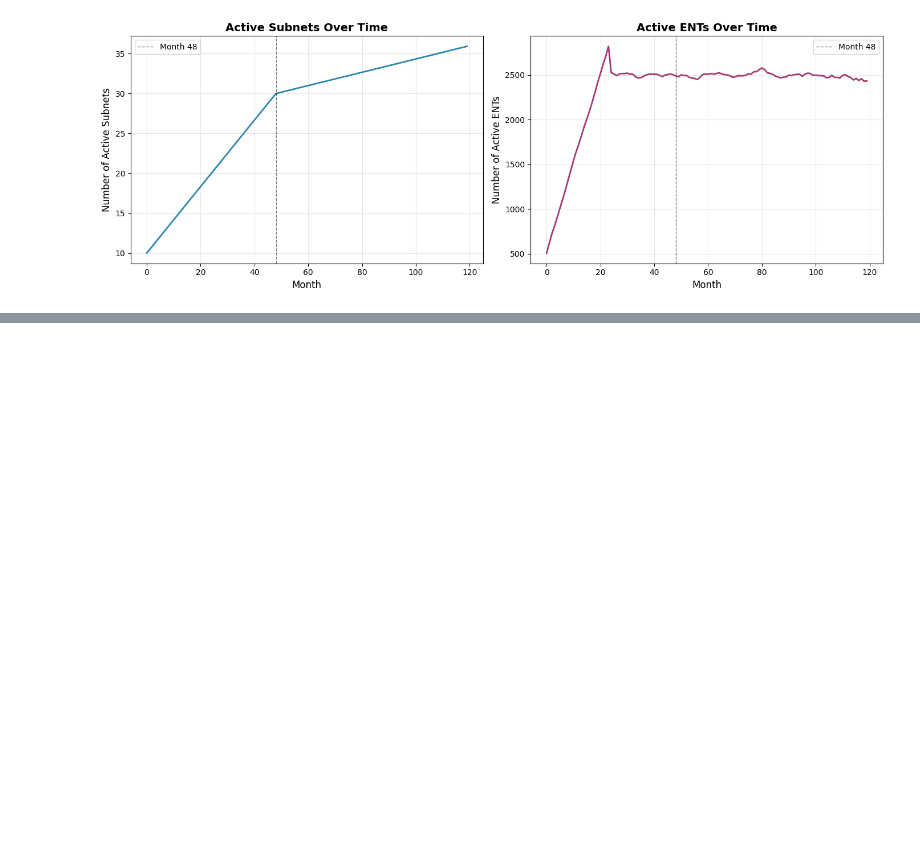
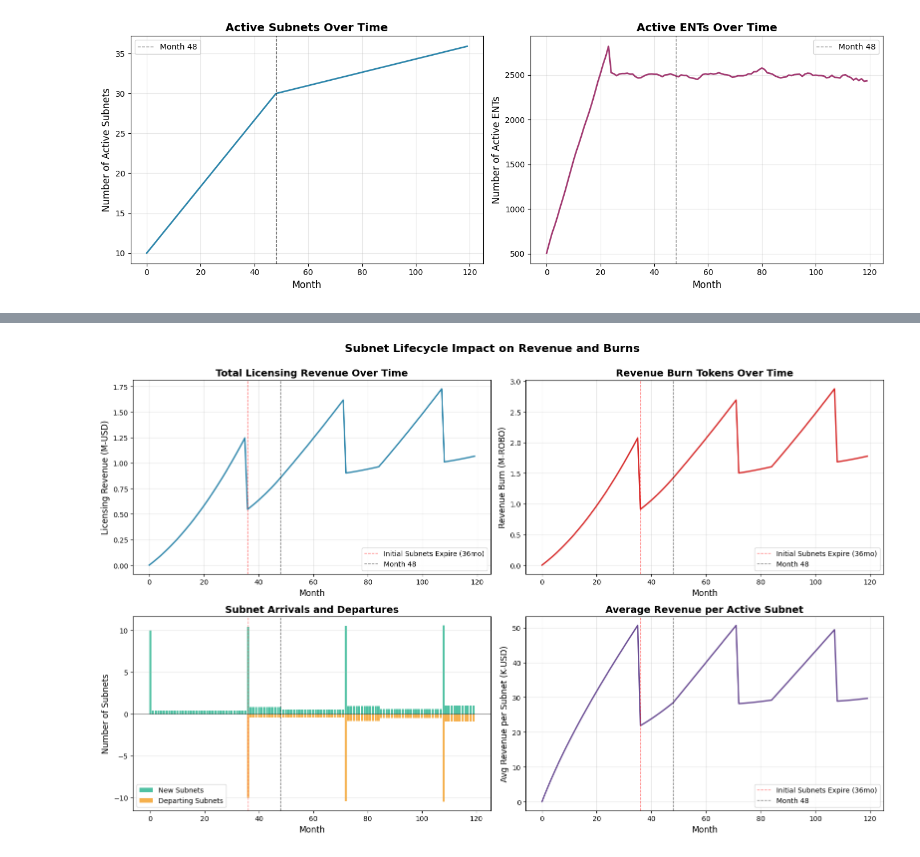
Before and after one commit to CELtd/bitrobot_emissions, a Jupyter notebook: update_10212025.ipynb, the cells around one changed output, grey strips where cells are left out. Drawn from its saved outputs; the diff is of its cells as text; code cells hidden in the pictures; blank space fills up the shorter version.

```diff
--- a/update_10212025.ipynb
+++ b/update_10212025.ipynb
@@ -375,0 +384,82 @@ plt.show()
+# %%
+# Create a comprehensive visualization showing subnet lifecycle and revenue dynamics
+fig, axes = plt.subplots(nrows=2, ncols=2, figsize=(16, 10))
+
+# Subplot 1: Total Licensing Revenue (USD)
+ax1 = axes[0, 0]
+ax1.plot(df_baseline['month'], df_baseline['licensing_revenue_usd']/1e6, linewidth=2, color='#2E86AB')
+ax1.axvline(x=36, color='red', linestyle='--', linewidth=1, alpha=0.5, label='Initial Subnets Expire (36mo)')
+ax1.axvline(x=48, color='black', linestyle='--', linewidth=1, alpha=0.5, label='Month 48')
+ax1.set_xlabel('Month', fontsize=12)
+ax1.set_ylabel('Licensing Revenue (M-USD)', fontsize=12)
+ax1.set_title('Total Licensing Revenue Over Time', fontsize=14, fontweight='bold')
+ax1.grid(True, alpha=0.3)
+ax1.legend()
+
+# Subplot 2: Revenue Burn Tokens
+ax2 = axes[0, 1]
+ax2.plot(df_baseline['month'], df_baseline['revenue_burn_tokens']/1e6, linewidth=2, color='#D62828')
+ax2.axvline(x=36, color='red', linestyle='--', linewidth=1, alpha=0.5, label='Initial Subnets Expire (36mo)')
+ax2.axvline(x=48, color='black', linestyle='--', linewidth=1, alpha=0.5, label='Month 48')
+ax2.set_xlabel('Month', fontsize=12)
+ax2.set_ylabel('Revenue Burn (M-ROBO)', fontsize=12)
+ax2.set_title('Revenue Burn Tokens Over Time', fontsize=14, fontweight='bold')
+ax2.grid(True, alpha=0.3)
+ax2.legend()
+
+# Subplot 3: Subnet Churn (Arrivals and Departures)
+ax3 = axes[1, 0]
+ax3.bar(df_baseline['month'], df_baseline['new_subnets'], alpha=0.7, color='#06A77D', label='New Subnets')
+ax3.bar(df_baseline['month'], -df_baseline['subnet_departures'], alpha=0.7, color='#F18F01', label='Departing Subnets')
+ax3.axhline(y=0, color='black', linewidth=0.5)
+ax3.axvline(x=36, color='red', linestyle='--', linewidth=1, alpha=0.5)
+ax3.axvline(x=48, color='black', linestyle='--', linewidth=1, alpha=0.5)
+ax3.set_xlabel('Month', fontsize=12)
+ax3.set_ylabel('Number of Subnets', fontsize=12)
+ax3.set_title('Subnet Arrivals and Departures', fontsize=14, fontweight='bold')
+ax3.grid(True, alpha=0.3, axis='y')
+ax3.legend()
+
+# Subplot 4: Average Revenue Per Subnet
+ax4 = axes[1, 1]
+# Calculate average revenue per subnet
+avg_revenue_per_subnet = df_baseline['licensing_revenue_usd'] / df_baseline['active_subnets'].replace(0, np.nan)
+ax4.plot(df_baseline['month'], avg_revenue_per_subnet/1e3, linewidth=2, color='#6A4C93')
+ax4.axvline(x=36, color='red', linestyle='--', linewidth=1, alpha=0.5, label='Initial Subnets Expire (36mo)')
+ax4.axvline(x=48, color='black', linestyle='--', linewidth=1, alpha=0.5, label='Month 48')
+ax4.set_xlabel('Month', fontsize=12)
+ax4.set_ylabel('Avg Revenue per Subnet (K-USD)', fontsize=12)
+ax4.set_title('Average Revenue per Active Subnet', fontsize=14, fontweight='bold')
+ax4.grid(True, alpha=0.3)
+ax4.legend()
+
+plt.suptitle('Subnet Lifecycle Impact on Revenue and Burns', fontsize=16, fontweight='bold', y=1.00)
+plt.tight_layout()
+plt.show()
+
+# Print some key insights
+print("Key Insights:")
+print("=" * 80)
+print(f"\nSubnet Lifetime: 36 months")
+print(f"Revenue Growth Period: 48 months (0 → $100k)")
+print(f"\nAt Month 36 (when initial subnets expire):")
+print(f"  - Active Subnets: {df_baseline['active_subnets'].iloc[36]:.1f}")
+print(f"  - Departing Subnets: {df_baseline['subnet_departures'].iloc[36]:.0f}")
+print(f"  - New Subnets: {df_baseline['new_subnets'].iloc[36]:.0f}")
+print(f"  - Total Revenue: ${df_baseline['licensing_revenue_usd'].iloc[36]/1e6:.2f}M")
+print(f"  - Avg Revenue/Subnet: ${df_baseline['licensing_revenue_usd'].iloc[36]/df_baseline['active_subnets'].iloc[36]/1e3:.1f}k")
+
+# Find major drops in revenue burn
+df_baseline['revenue_burn_change'] = df_baseline['revenue_burn_tokens'].diff()
+major_drops = df_baseline[df_baseline['revenue_burn_change'] < -100000]  # Drops > 100k tokens
+
+print(f"\n\nMajor Revenue Burn Drops (> 100k ROBO):")
+print("-" * 80)
+for idx, row in major_drops.iterrows():
+    print(f"Month {row['month']:.0f}: Revenue burn dropped by {row['revenue_burn_change']/1e6:.2f}M ROBO")
+    print(f"  - Subnet departures: {row['subnet_departures']:.0f}")
+    print(f"  - New subnets: {row['new_subnets']:.0f}")
+    print(f"  - Active subnets: {row['active_subnets']:.0f}")
+    print()
+# %% [output]
+[figure, added]
```
Also changed, not shown: parts of 12 cells of this notebook.
